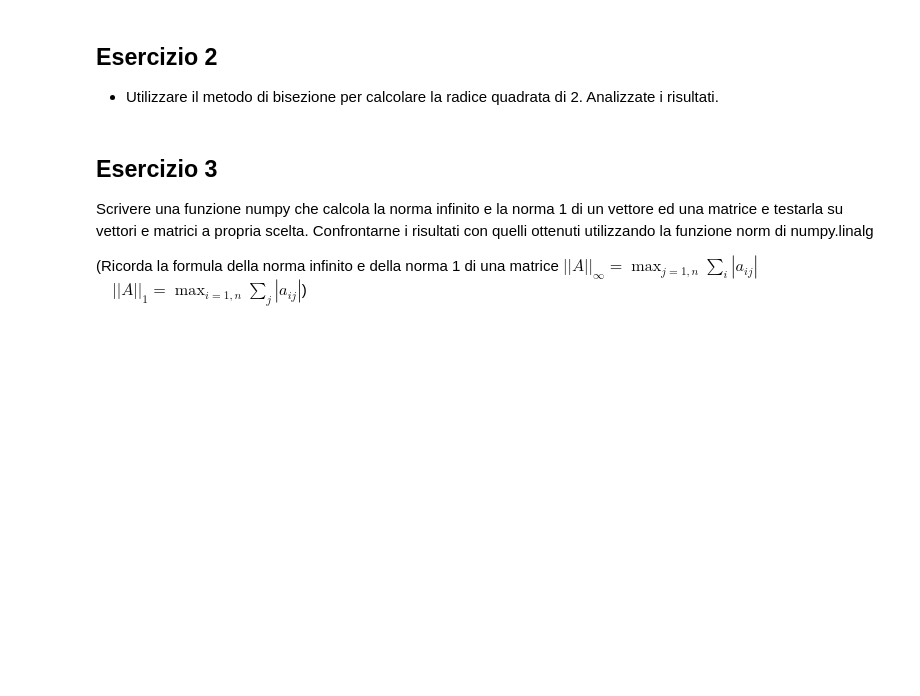
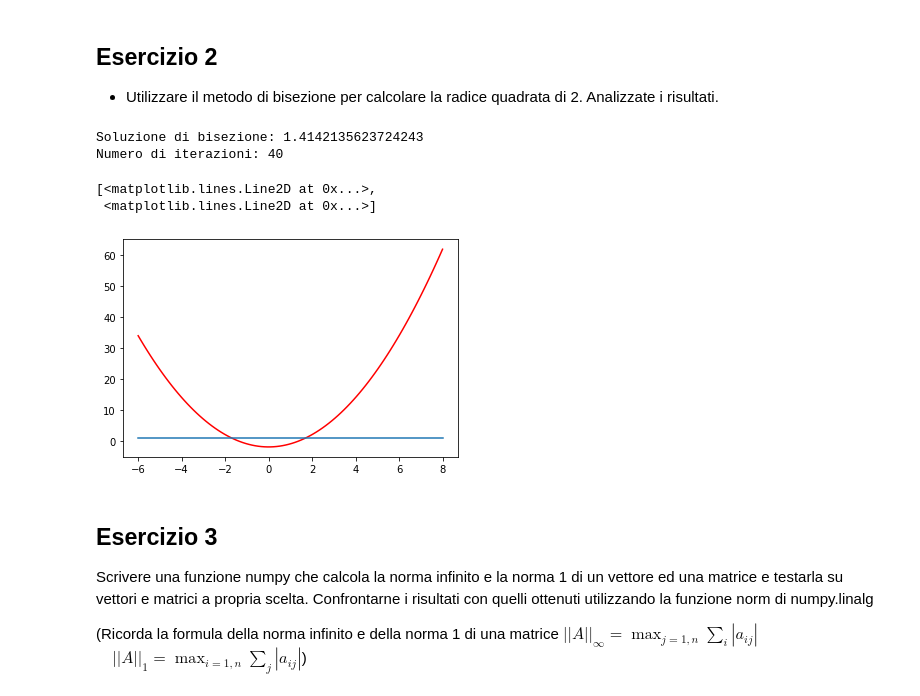
Before and after one commit to rAdamm0/Numerical-Methods-Python, a Jupyter notebook: Esercitazione_6.ipynb, the cells around one changed output. Cells and saved outputs as stored; diff of their text form; code cells hidden in the pictures; blank space fills up the shorter version.

```diff
--- a/Esercitazione_6.ipynb
+++ b/Esercitazione_6.ipynb
@@ -114,6 +160,21 @@ Mostrare in un grafico in scala semilogaritmica sulle ordinate (comando semilogy
 ## Esercizio 2
 
 - Utilizzare il metodo di bisezione per calcolare la radice quadrata di 2. Analizzate i risultati.
+# %%
+f = lambda x: x**2-2
+a2 = 1
+b2 = 2
+xk2,it2,v_xk2 = bisection_method(f,a2,b2,tolx)
+print ("Soluzione di bisezione:",xk2,"\nNumero di iterazioni:",it2)
+
+x = np.linspace(-6.0,8.0,100)
+plt.plot(x,f(x),'r-',x,np.ones_like(f(x)))
+# %% [output]
+Soluzione di bisezione: 1.4142135623724243
+Numero di iterazioni: 40
+[<matplotlib.lines.Line2D at 0x...>,
+ <matplotlib.lines.Line2D at 0x...>]
+[figure, added]
 # %% [markdown]
 ## Esercizio 3
 Scrivere una funzione numpy che calcola la norma infinito e la norma 1 di un vettore ed una matrice  e testarla su vettori e matrici  a propria scelta. Confrontarne i risultati con quelli ottenuti utilizzando la funzione norm di numpy.linalg
```
Also changed, not shown: parts of 5 cells of this notebook.
